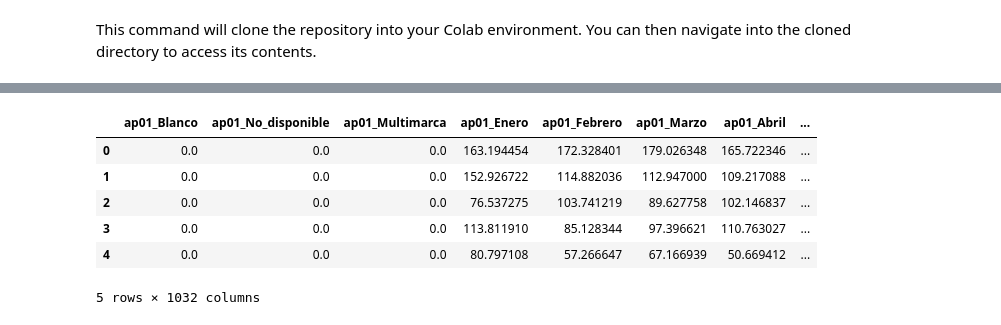
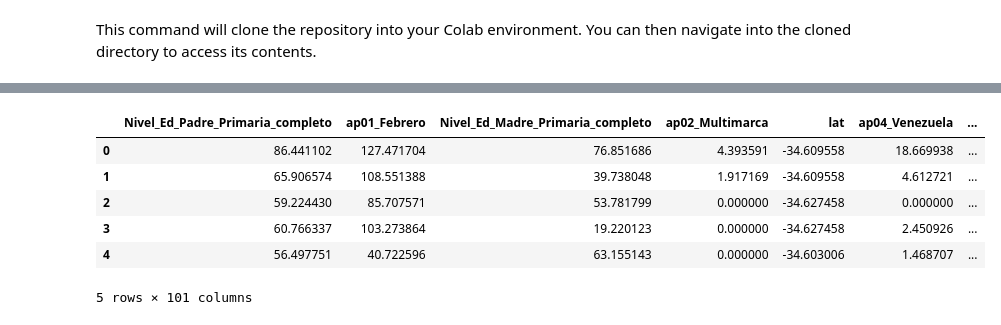
Before and after one commit to Juanchumu/Aprender2016-2024, a Jupyter notebook: notebooks/colab/GeneracionDeCategorias.ipynb, the cells around one changed output, grey strips where cells are left out. Drawn from its saved outputs; the diff is of its cells as text; code cells hidden in the pictures.

```diff
--- a/notebooks/colab/GeneracionDeCategorias.ipynb
+++ b/notebooks/colab/GeneracionDeCategorias.ipynb
@@ -11,10 +20,9 @@ Resolving deltas: 100% (85/85), done.
 # %% [markdown]
 This command will clone the repository into your Colab environment. You can then navigate into the cloned directory to access its contents.
 # %%
-import pandas as pd
 
 # Define the path to the CSV file within the cloned repository
-csv_file_path = '/content/Aprender2016-2024/data/processed/2024_Ap_56final.csv'
+csv_file_path = '/content/Aprender2016-2024/data/processed/final.csv'
 
 # Load the CSV file into a pandas DataFrame
 try:
@@ -31,7 +39,7 @@ Successfully loaded '/content/Aprender2016-2024/data/processed/2024_Ap_56final.c
-|  | ap01_Blanco | ap01_No_disponible | ap01_Multimarca | ap01_Enero | ap01_Febrero | ap01_Marzo | ap01_Abril | ... |
-| 0 | 0.0 | 0.0 | 0.0 | 163.194454 | 172.328401 | 179.026348 | 165.722346 | ... |
-| 1 | 0.0 | 0.0 | 0.0 | 152.926722 | 114.882036 | 112.947000 | 109.217088 | ... |
-| 2 | 0.0 | 0.0 | 0.0 | 76.537275 | 103.741219 | 89.627758 | 102.146837 | ... |
-| 3 | 0.0 | 0.0 | 0.0 | 113.811910 | 85.128344 | 97.396621 | 110.763027 | ... |
-| 4 | 0.0 | 0.0 | 0.0 | 80.797108 | 57.266647 | 67.166939 | 50.669412 | ... |
+|  | Nivel_Ed_Padre_Primaria_completo | ap01_Febrero | Nivel_Ed_Madre_Primaria_completo | ap02_Multimarca | lat | ap04_Venezuela | ... |
+| 0 | 86.441102 | 127.471704 | 76.851686 | 4.393591 | -34.609558 | 18.669938 | ... |
+| 1 | 65.906574 | 108.551388 | 39.738048 | 1.917169 | -34.609558 | 4.612721 | ... |
+| 2 | 59.224430 | 85.707571 | 53.781799 | 0.000000 | -34.627458 | 0.000000 | ... |
+| 3 | 60.766337 | 103.273864 | 19.220123 | 0.000000 | -34.627458 | 2.450926 | ... |
+| 4 | 56.497751 | 40.722596 | 63.155143 | 0.000000 | -34.603006 | 1.468707 | ... |
-5 rows × 1032 columns
+5 rows × 101 columns
```
Also changed, not shown: parts of 65 cells of this notebook, 1 other file.
